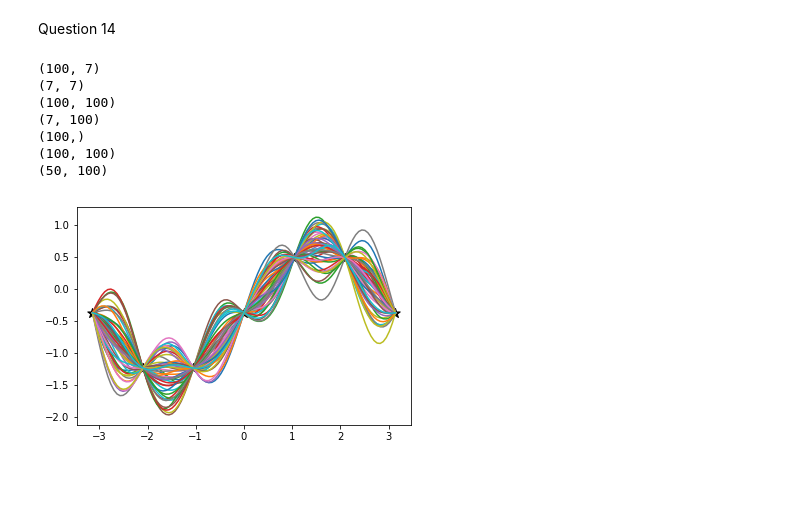
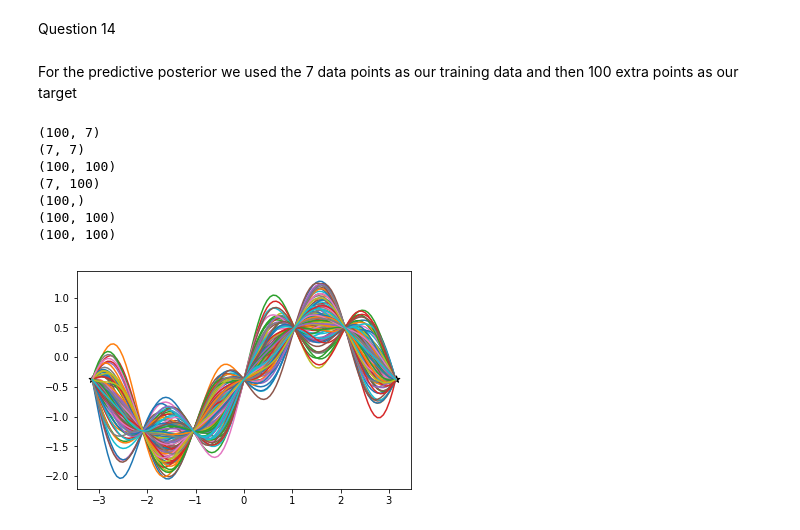
Before and after one commit to MilkyLatte/cw1ML, a Jupyter notebook: ML CW1 Q.13 & Q14.ipynb, the cells around one changed output. Drawn from its saved outputs; the diff is of its cells as text; code cells hidden in the pictures; blank space fills up the shorter version.

```diff
--- a/ML CW1 Q.13 & Q14.ipynb
+++ b/ML CW1 Q.13 & Q14.ipynb
@@ -69,32 +69,34 @@ def kernel(l, xi, xj):
             a = np.exp(-(xi[i]-xj[j]).T*(xi[i]-xj[j])/(l**2))
             cov [i][j] = a
     return cov
+# %% [markdown]
+For the predictive posterior we used the 7 data points as our training data and then 100 extra points as our target
 # %%
 l = 1
 p1 = kernel(l, xstar, x1)
 p2 = np.linalg.inv(kernel(l, x1, x1)+noise)
 p3 = kernel(l, xstar, xstar)
 p4 = kernel(l, x1, xstar)
 print(p1.shape)
 print(p2.shape)
 print(p3.shape)
 print(p4.shape)
 mean = p1@p2@y
 covariance = p3 - (p1@p2@p4)
-prepost = np.random.multivariate_normal(mean, covariance, 50)
+prepost = np.random.multivariate_normal(mean, covariance, 100)
 print(mean.shape)
 print(covariance.shape)
 print(prepost.shape)
 
-plt.scatter(x1, y, marker="*", c="black", s=100)
+plt.scatter(x1, y, marker="*", c="black", s=50)
 for p in prepost:
     plt.plot(xstar, p)
 # %% [output]
 (100, 7)
 (7, 7)
 (100, 100)
 (7, 100)
 (100,)
 (100, 100)
-(50, 100)
+(100, 100)
-[figure, old version]
+[figure, new version]
```
Also changed, not shown: parts of 4 cells of this notebook.
